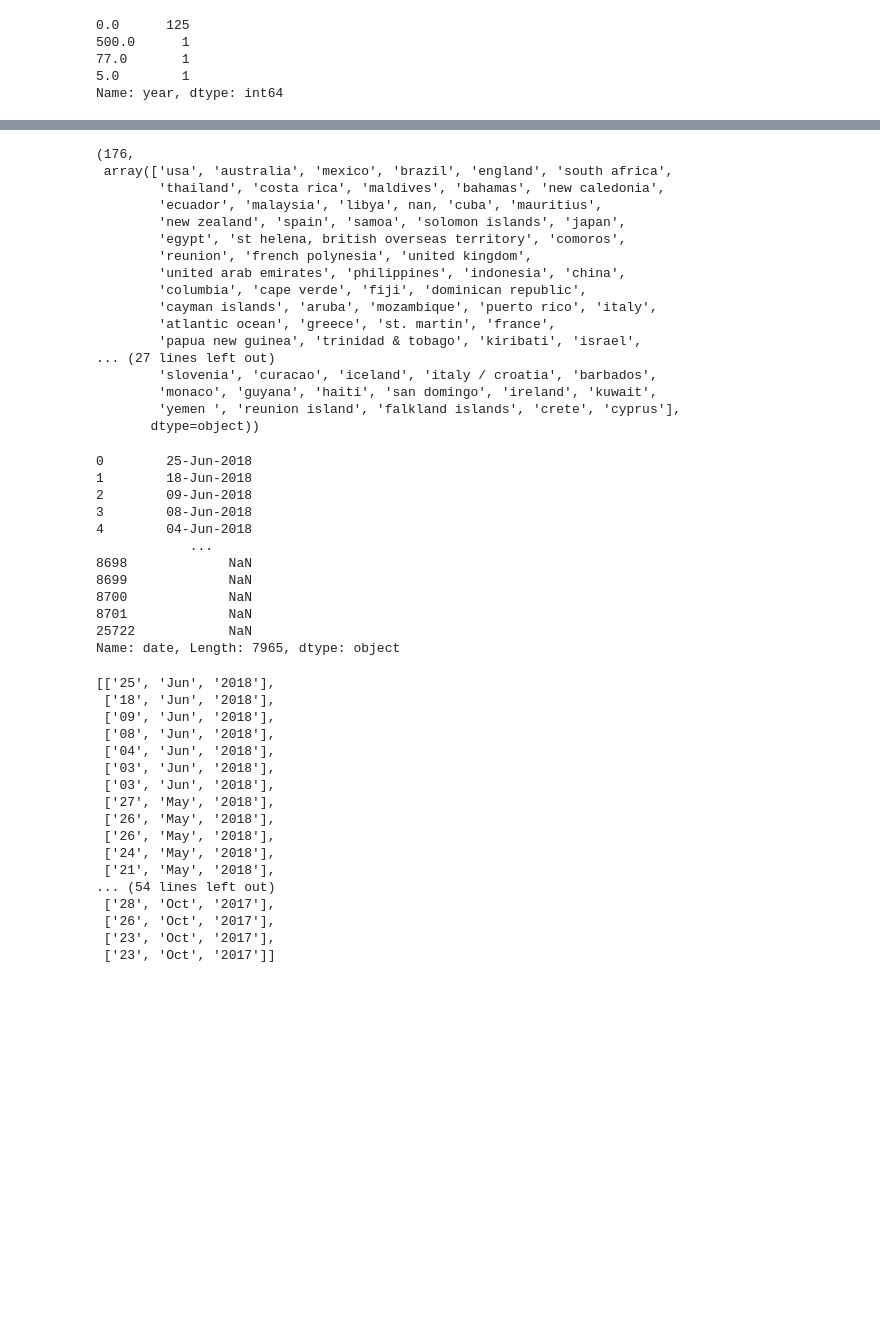
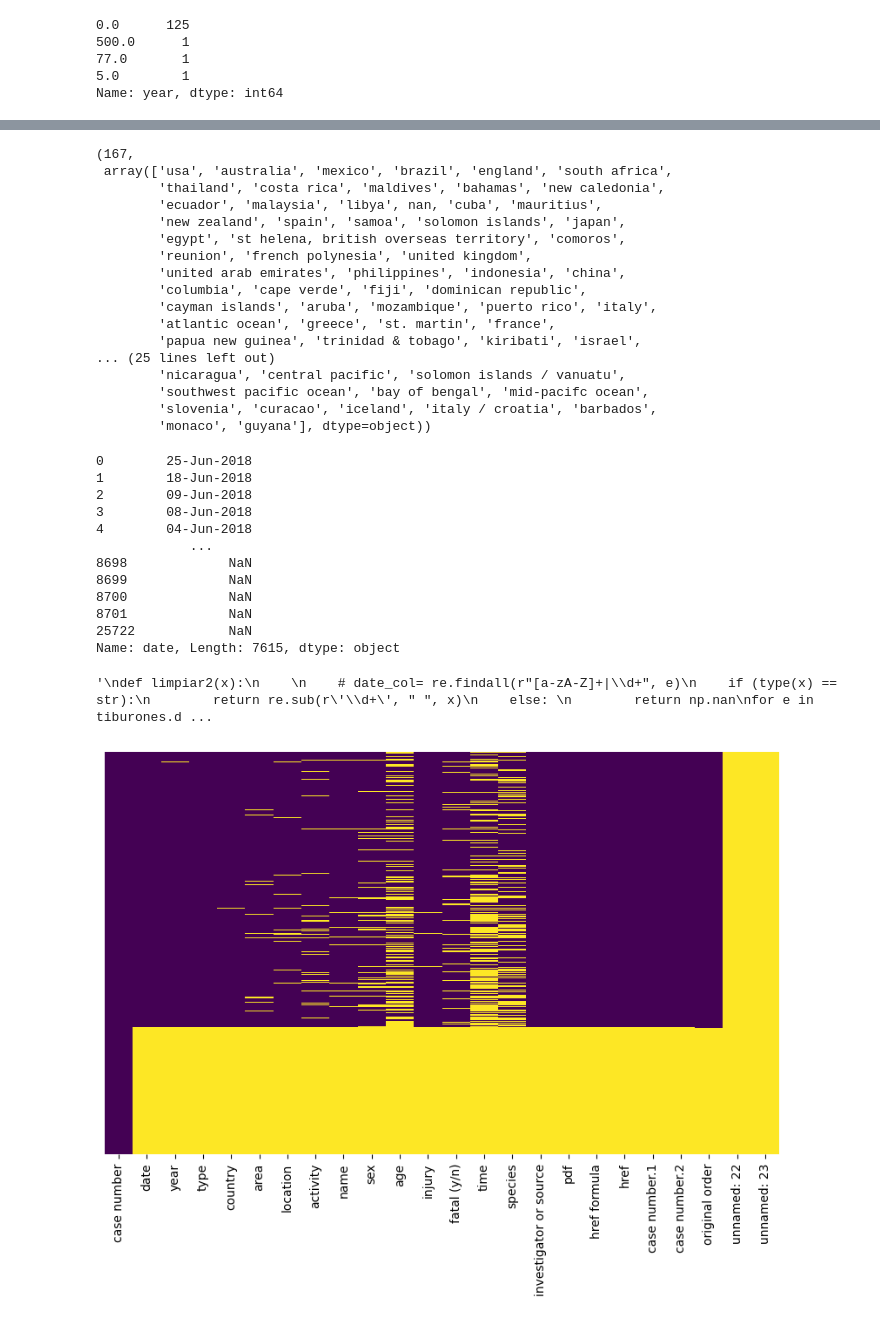
Before and after one commit to segomismo/1-proj-global-shark-attacks, a Jupyter notebook: src/Untitled.ipynb, the cells around one changed output, grey strips where cells are left out. Cells and saved outputs as stored; diff of their text form; code cells hidden in the pictures; blank space fills up the shorter version.

```diff
--- a/src/Untitled.ipynb
+++ b/src/Untitled.ipynb
@@ -159,5 +140,6 @@ tiburones.year[tiburones.year < 501].value_counts()
 5.0        1
 Name: year, dtype: int64
 # %%
-tiburones = tiburones.drop(tiburones[(tiburones.year < 1900)].index)
+tiburones = tiburones.drop(tiburones[(tiburones.year < 1923)].index)
+#me cargo todos los que no sean por debajo de 1923 que son mis fines
 # %%
@@ -209,7 +188,7 @@ tiburones["country"] = tiburones["country"].str.lower()
 # %%
 len(tiburones.country.unique()), tiburones.country.unique()
 # %% [output]
-(176,
+(167,
  array(['usa', 'australia', 'mexico', 'brazil', 'england', 'south africa',
         'thailand', 'costa rica', 'maldives', 'bahamas', 'new caledonia',
         'ecuador', 'malaysia', 'libya', nan, 'cuba', 'mauritius',
@@ -221,11 +200,11 @@ len(tiburones.country.unique()), tiburones.country.unique()
         'cayman islands', 'aruba', 'mozambique', 'puerto rico', 'italy',
         'atlantic ocean', 'greece', 'st. martin', 'france',
         'papua new guinea', 'trinidad & tobago', 'kiribati', 'israel',
-... (27 lines left out)
+... (25 lines left out)
+        'nicaragua', 'central pacific', 'solomon islands / vanuatu',
+        'southwest pacific ocean', 'bay of bengal', 'mid-pacifc ocean',
         'slovenia', 'curacao', 'iceland', 'italy / croatia', 'barbados',
-        'monaco', 'guyana', 'haiti', 'san domingo', 'ireland', 'kuwait',
-        'yemen ', 'reunion island', 'falkland islands', 'crete', 'cyprus'],
-       dtype=object))
+        'monaco', 'guyana'], dtype=object))
 # %%
 #nulos_casen = tiburones[(tiburones.dtypes == float).all(1)]
 # %%
@@ -242,8 +221,24 @@ tiburones.date.str.replace("Reported ", "")
 8700             NaN
 8701             NaN
 25722            NaN
-Name: date, Length: 7965, dtype: object
+Name: date, Length: 7615, dtype: object
 # %%
+"""
+def limpiar2(x):
+
+    # date_col= re.findall(r"[a-zA-Z]+|\d+", e)
+    if (type(x) == str):
+        return re.sub(r'\d+', " ", x)
+    else:
+        return np.nan
+for e in tiburones.date:
+    tiburones.date = limpiar2(e)
+
+tiburones.date
+
+date_col=[]
+
+
 def limpiar(string):
     try:
         x = string.replace('Reported ', '')
@@ -256,22 +251,20 @@ date_col=[]
 for e in tiburones.date:
     date_col.append(limpiar(e))
 
-date_col[0:70]
+date_col[0:70]"""
 # %% [output]
-[['25', 'Jun', '2018'],
- ['18', 'Jun', '2018'],
- ['09', 'Jun', '2018'],
- ['08', 'Jun', '2018'],
- ['04', 'Jun', '2018'],
- ['03', 'Jun', '2018'],
- ['03', 'Jun', '2018'],
- ['27', 'May', '2018'],
- ['26', 'May', '2018'],
- ['26', 'May', '2018'],
- ['24', 'May', '2018'],
- ['21', 'May', '2018'],
-... (54 lines left out)
- ['28', 'Oct', '2017'],
- ['26', 'Oct', '2017'],
- ['23', 'Oct', '2017'],
- ['23', 'Oct', '2017']]
+'\ndef limpiar2(x):\n    \n    # date_col= re.findall(r"[a-zA-Z]+|\\d+", e)\n    if (type(x) == str):\n        return re.sub(r\'\\d+\', " ", x)\n    else: \n        return np.nan\nfor e in tiburones.d ...
+# %%
+#empezamos la limpieza de nulos
+nan_cols = tiburones.isna().sum()
+plt.figure(figsize=(10, 6))  # inicia la figura y establece el tamaño
+
+sns.heatmap(tiburones.isna(),   # datos
+            yticklabels=False,
+            cmap='viridis',
+            cbar=False
+           )
+
+plt.show();
+# %% [output]
+[figure, added]
```
Also changed, not shown: parts of 20 cells of this notebook, 2 other files.
